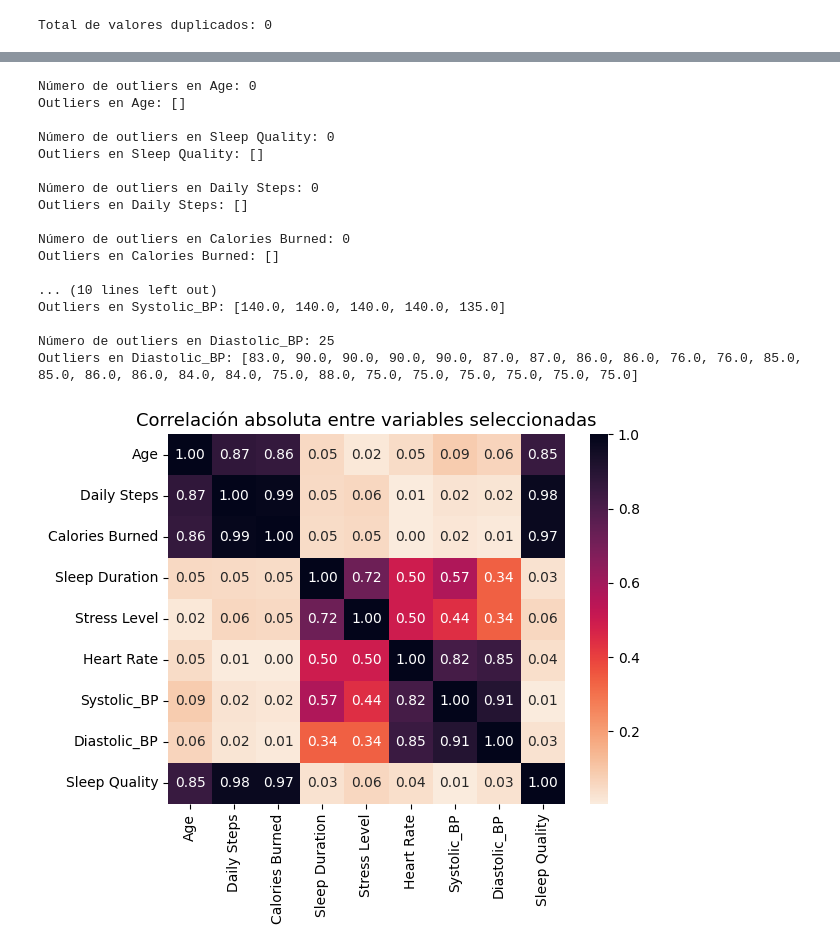
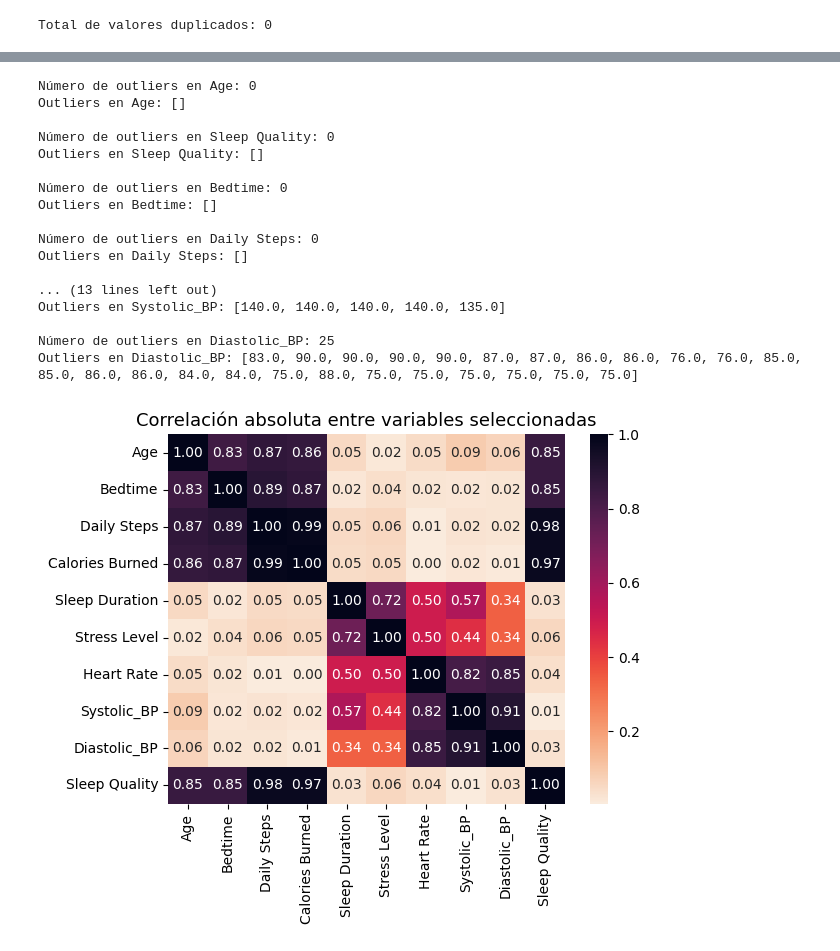
Before and after one commit to gaboUTN34/sic-ecuador-2025-proyectos, a Jupyter notebook: EC03/ANÁLISIS Y VISUALIZACIÓN DE PATRONES DE SUEÑO/src/analysis.ipynb, the cells around one changed output, grey strips where cells are left out. Saved outputs shown, nothing was run; the diff lists cells and outputs as text; code cells hidden in the pictures.

```diff
--- a/EC03/ANÁLISIS Y VISUALIZACIÓN DE PATRONES DE SUEÑO/src/analysis.ipynb
+++ b/EC03/ANÁLISIS Y VISUALIZACIÓN DE PATRONES DE SUEÑO/src/analysis.ipynb
@@ -16,3 +18,5 @@ df.head()
+# %%
+df['Bedtime'] = pd.to_datetime(df['Bedtime'], format='%H:%M').dt.hour
 # %% [markdown]
 **Separar la presión arterial de una persona en presión sistólica y presión diastólica.**
 # %%
@@ -124,7 +128,7 @@ def identifyOutliers(column: pd.Series):
     print(f"Outliers en {column.name}: {outliers[column.name].tolist()}")
 # %%
 for col in df.columns:
-    if df[col].dtype in ['int64', 'float64']:
+    if df[col].dtype in ['int64', 'float64', 'int32']:
         identifyOutliers(df[col])
         print(" ")
 # %% [output]
@@ -134,20 +138,20 @@ Outliers en Age: []
 Número de outliers en Sleep Quality: 0
 Outliers en Sleep Quality: []
 
+Número de outliers en Bedtime: 0
+Outliers en Bedtime: []
+
 Número de outliers en Daily Steps: 0
 Outliers en Daily Steps: []
 
-Número de outliers en Calories Burned: 0
-Outliers en Calories Burned: []
-
-... (10 lines left out)
+... (13 lines left out)
 Outliers en Systolic_BP: [140.0, 140.0, 140.0, 140.0, 135.0]
 
 Número de outliers en Diastolic_BP: 25
 Outliers en Diastolic_BP: [83.0, 90.0, 90.0, 90.0, 90.0, 87.0, 87.0, 86.0, 86.0, 76.0, 76.0, 85.0, 85.0, 86.0, 86.0, 84.0, 84.0, 75.0, 88.0, 75.0, 75.0, 75.0, 75.0, 75.0, 75.0]
 # %%
-sns.heatmap(abs(df.iloc[:, [1, 5, 6, 12, 13, 15, 17, 18, 3]].corr()), cmap="rocket_r", annot=True, fmt=".2f")
+sns.heatmap(abs(df.iloc[:, [1, 4, 5, 6, 12, 13, 15, 17, 18, 3]].corr()), cmap="rocket_r", annot=True, fmt=".2f")
 plt.title("Correlación absoluta entre variables seleccionadas", fontsize=13)
 plt.show()
 # %% [output]
-[figure, old version]
+[figure, new version]
```
Also changed, not shown: parts of 9 cells of this notebook.
